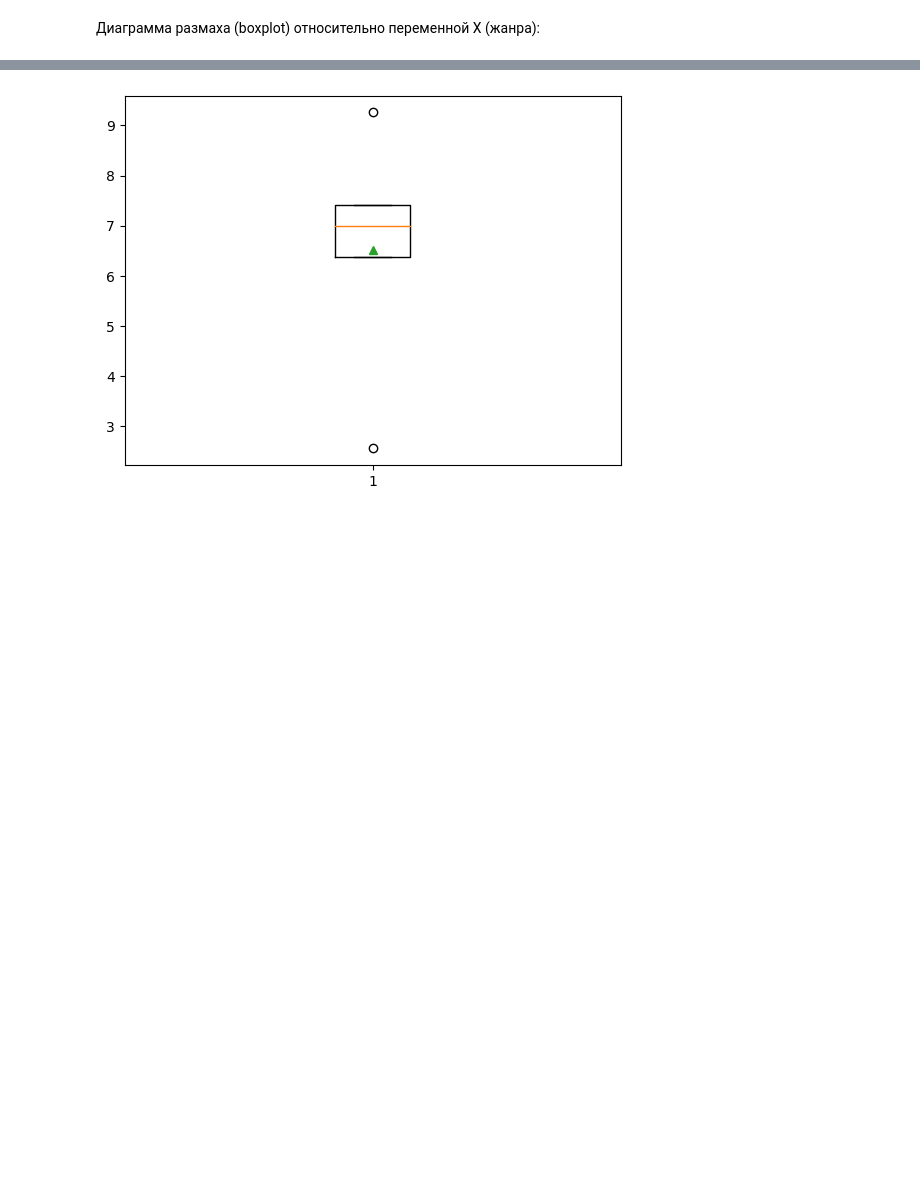
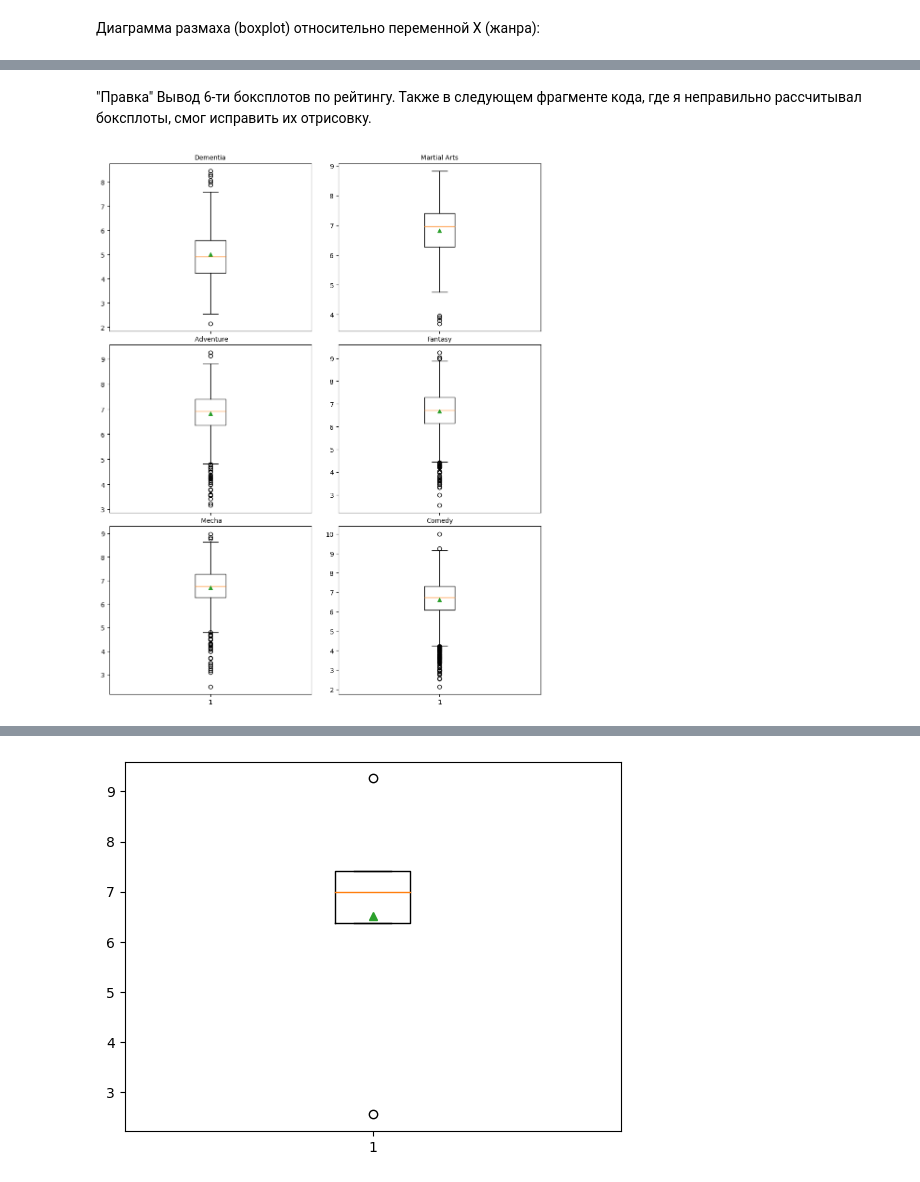
Before and after one commit to GrinchFour/ml.vvsu.2023, a Jupyter notebook: lab02/БПИ20-02_Юрчук_2.ipynb, the cells around one changed output, grey strips where cells are left out. Cells and saved outputs as stored; diff of their text form; code cells hidden in the pictures; blank space fills up the shorter version.

```diff
--- a/lab02/БПИ20-02_Юрчук_2.ipynb
+++ b/lab02/БПИ20-02_Юрчук_2.ipynb
@@ -151,0 +171,28 @@ plt.show()
+# %% [markdown]
+"Правка" Вывод 6-ти боксплотов по рейтингу. Также в следующем фрагменте кода, где я неправильно рассчитывал боксплоты, смог исправить их отрисовку.
+# %%
+arrayGenreTypes = sAn.genre.unique()
+uniqueGenreTypes = set()
+
+for i in arrayGenreTypes:
+    if type(i) is float: continue
+    else:
+        for genre in i.split(','):
+            uniqueGenreTypes.add(genre)
+
+fig, axs = plt.subplots(nrows=3, ncols=2, figsize=(10, 12), sharex='col')
+fig. tight_layout ()
+numPltR = 0
+numPltC = 0
+
+for genre in list(uniqueGenreTypes)[:6]:
+    rating=sAn[sAn[genre]==1].rating.dropna()
+
+    axs[numPltR,numPltC].boxplot(rating, showmeans=True)
+    axs[numPltR,numPltC].set_title(genre, fontsize=10)
+    if numPltR == 2:
+        numPltR = -1
+        numPltC += 1
+    numPltR += 1
+# %% [output]
+[figure, added]
```
Also changed, not shown: parts of 9 cells of this notebook.
